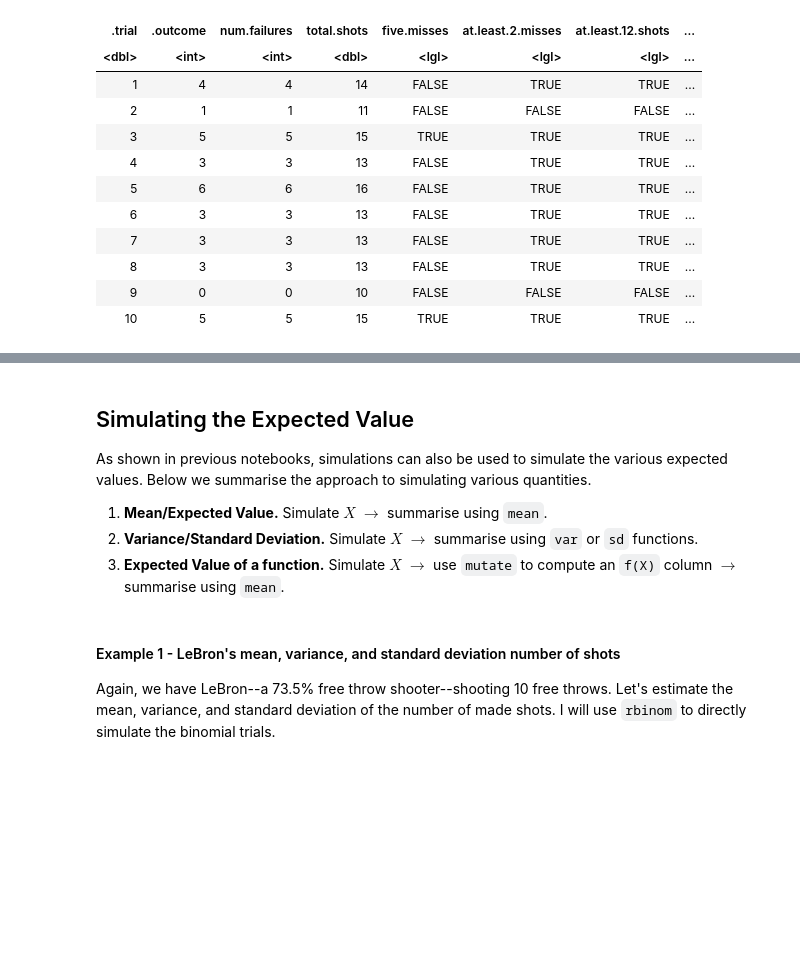
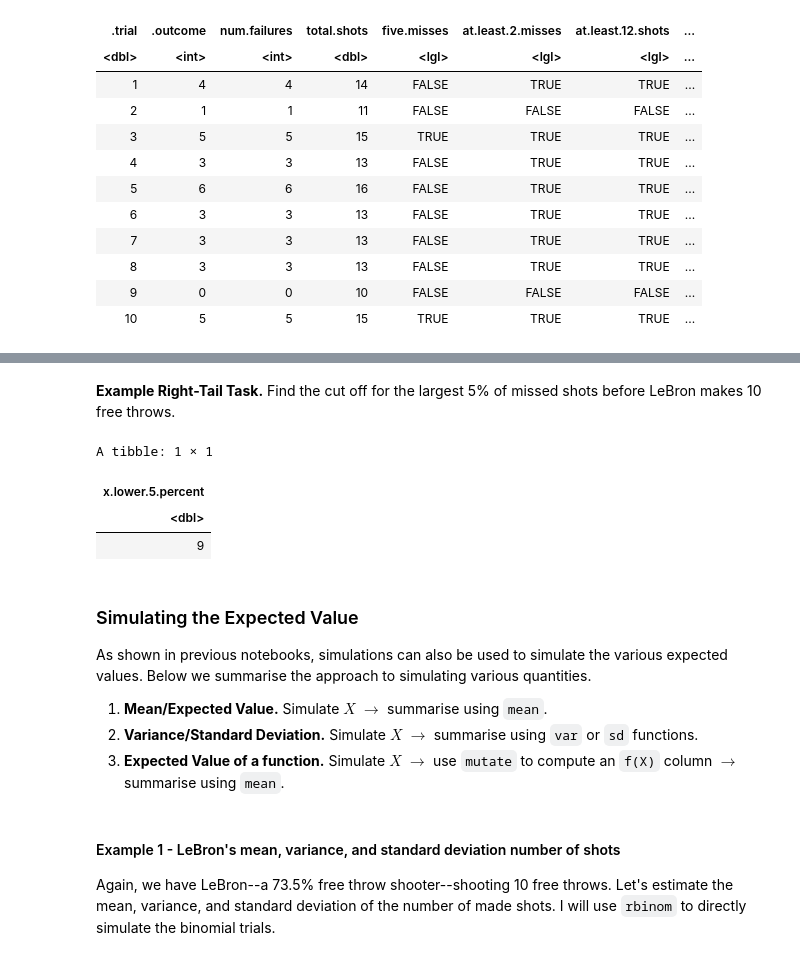
Before and after one commit to yardsale8/probability_simulations_in_R, a Jupyter notebook: 2_2_simulating_the_geometric_and_negative_binomial_distributions.ipynb, the cells around one changed output, grey strips where cells are left out. Saved outputs shown, nothing was run; the diff lists cells and outputs as text; code cells hidden in the pictures; blank space fills up the shorter version.

```diff
--- a/2_2_simulating_the_geometric_and_negative_binomial_distributions.ipynb
+++ b/2_2_simulating_the_geometric_and_negative_binomial_distributions.ipynb
@@ -358,5 +387,20 @@ A tibble: 1 × 18
+# %% [markdown]
+**Example Right-Tail Task.** Find the cut off for the largest 5% of missed shots before LeBron makes 10 free throws.
+# %%
+k <- 10
+p <- 0.735
+left.tail.percent <- 1 - 0.05
+N <- 100000
+(replicate_int(N, rnbinom(1, k, p))
+ %>% summarise(x.lower.5.percent = quantile(.outcome, left.tail.percent) + 1)
+)
+# %% [output]
+A tibble: 1 × 1
+| x.lower.5.percent |
+| <dbl> |
+| 9 |
 # %% [markdown]
-## Simulating the Expected Value
+### Simulating the Expected Value
 
  As shown in previous notebooks, simulations can also be used to simulate the various expected values. Below we summarise the approach to simulating various quantities.
 
```
Also changed, not shown: parts of 8 cells of this notebook.
